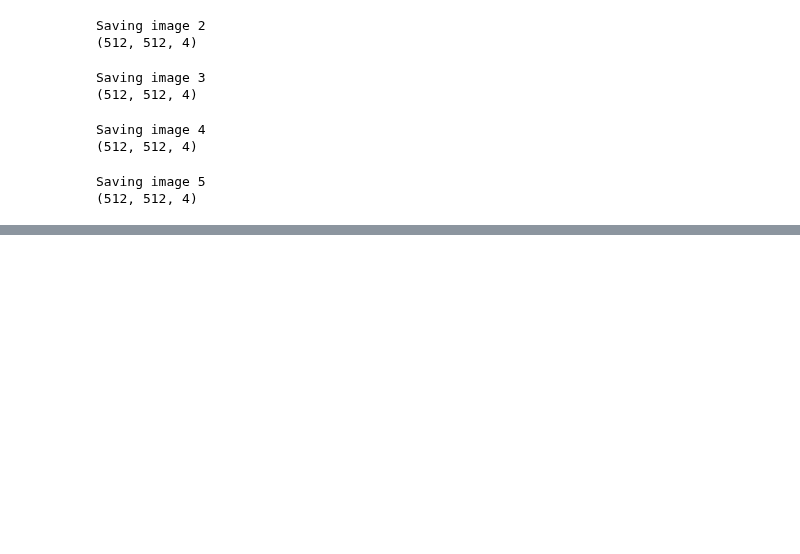
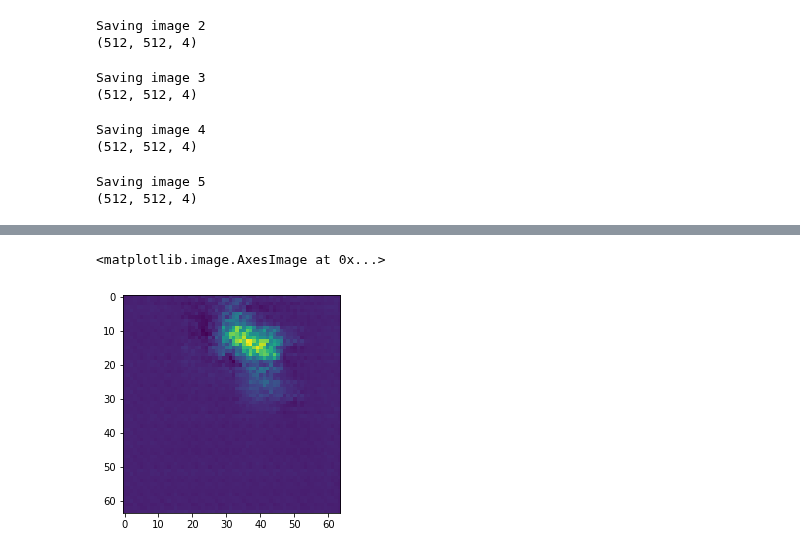
Before and after one commit to TapasKumarDutta1/ARM-Net, a Jupyter notebook: 3d_gan.ipynb, the cells around one changed output, grey strips where cells are left out. Saved outputs shown, nothing was run; the diff lists cells and outputs as text; code cells hidden in the pictures; blank space fills up the shorter version.

```diff
--- a/3d_gan.ipynb
+++ b/3d_gan.ipynb
@@ -923,0 +905,5 @@ RuntimeError: ignored
+# %%
+plt.imshow(fake[0,:,:,5].cpu().detach().numpy())
+# %% [output]
+<matplotlib.image.AxesImage at 0x...>
+[figure, added]
```
Also changed, not shown: parts of 23 cells of this notebook.
